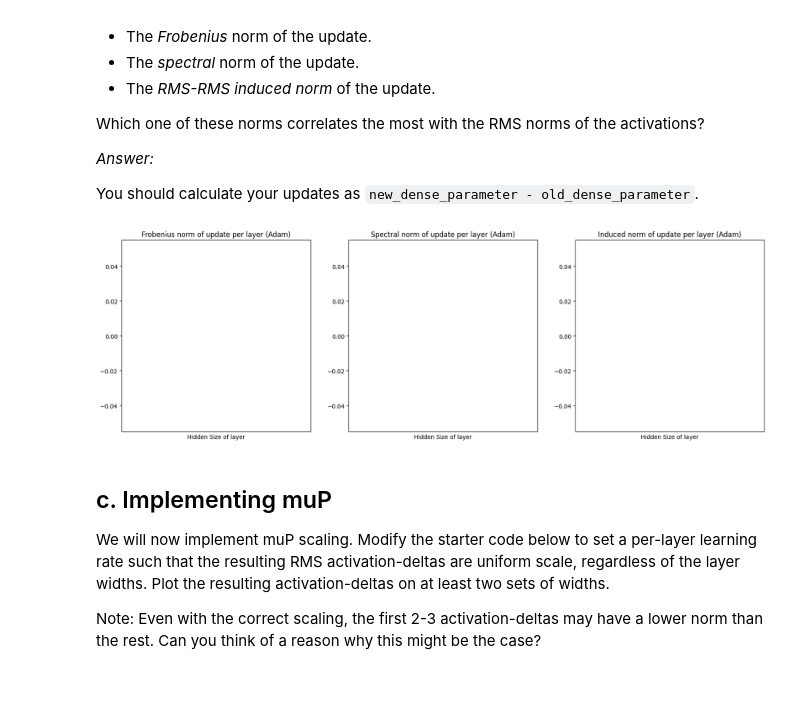
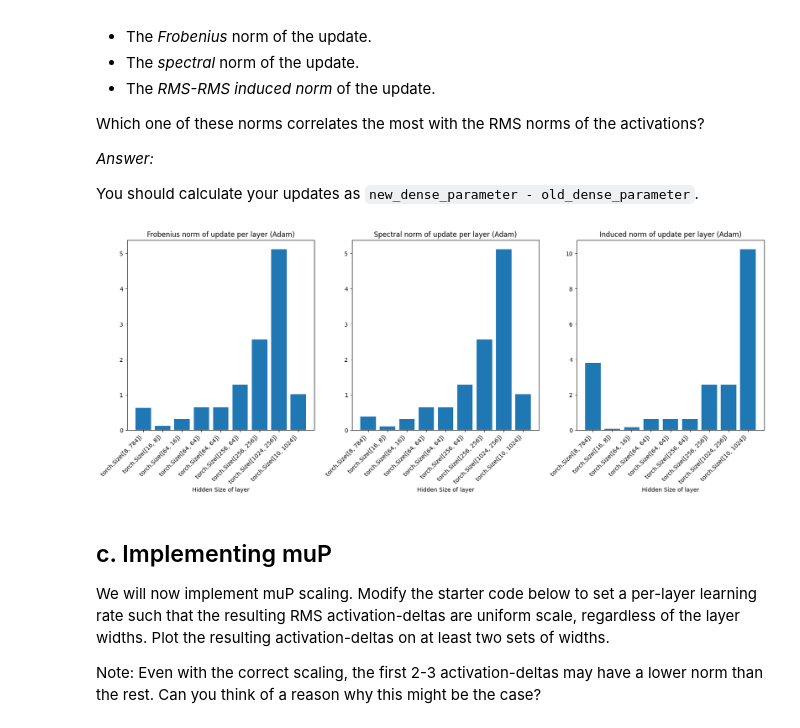
Before and after one commit to nraultwang/cs182, a Jupyter notebook: hw03/code/q_mup_coding.ipynb, the cells around one changed output. Cells and saved outputs as stored; diff of their text form; code cells hidden in the pictures; blank space fills up the shorter version.

```diff
--- a/hw03/code/q_mup_coding.ipynb
+++ b/hw03/code/q_mup_coding.ipynb
@@ -15,7 +15,7 @@ import matplotlib.pyplot as plt
 %matplotlib inline
 
 # Device configuration
-device = torch.device('cpu')#torch.device('cuda' if torch.cuda.is_available() else 'cpu')
+device = torch.device('cuda' if torch.cuda.is_available() else 'cpu')
 
 class MLP(nn.Module):
     def __init__(self, input_size=784, hidden_sizes = [8, 16, 32, 64, 128], num_classes=10):
@@ -224,35 +186,43 @@ def train_one_step_matrices(mlp=MLP, hiddens=[8, 16, 64, 64, 64, 256, 256, 1024]
     frob_norms = []
     spectral_norms = []
     induced_norms = []
     p_shapes = []
 
     for p in delta_params:
         if len(p.shape) == 2:
             ### TODO: Log the respective norms.
-            pass
+            m, n = p.shape
+            frob_norm = torch.linalg.matrix_norm(p, ord='fro')
+            spectral_norm = torch.linalg.matrix_norm(p, ord=2)
+            induced_norm = torch.sqrt(torch.tensor(n / m)) * spectral_norm
+
+            frob_norms.append(frob_norm)
+            spectral_norms.append(spectral_norm)
+            induced_norms.append(induced_norm)
+            p_shapes.append(p.shape)
             ###
 
 
     fig, axs = plt.subplots(1, 3, figsize=(20, 6))
 
     axs[0].set_title(f'Frobenius norm of update per layer ({label})')
     axs[0].set_xlabel('Hidden Size of layer')
     axs[0].bar(np.arange(len(frob_norms)), frob_norms)
     axs[0].set_xticks(np.arange(len(frob_norms)), p_shapes, rotation=45, ha='right')
 
     axs[1].set_title(f'Spectral norm of update per layer ({label})')
     axs[1].set_xlabel('Hidden Size of layer')
     axs[1].bar(np.arange(len(spectral_norms)), spectral_norms)
     axs[1].set_xticks(np.arange(len(spectral_norms)), p_shapes, rotation=45, ha='right')
 
     axs[2].set_title(f'Induced norm of update per layer ({label})')
     axs[2].set_xlabel('Hidden Size of layer')
     axs[2].bar(np.arange(len(induced_norms)), induced_norms)
     axs[2].set_xticks(np.arange(len(induced_norms)), p_shapes, rotation=45, ha='right')
     plt.show()
 train_one_step_matrices(optimizer=SimpleAdam)
 # %% [output]
-[figure, old version]
+[figure, new version]
 # %% [markdown]
 ## c. Implementing muP
 
```
Also changed, not shown: parts of 5 cells of this notebook.
